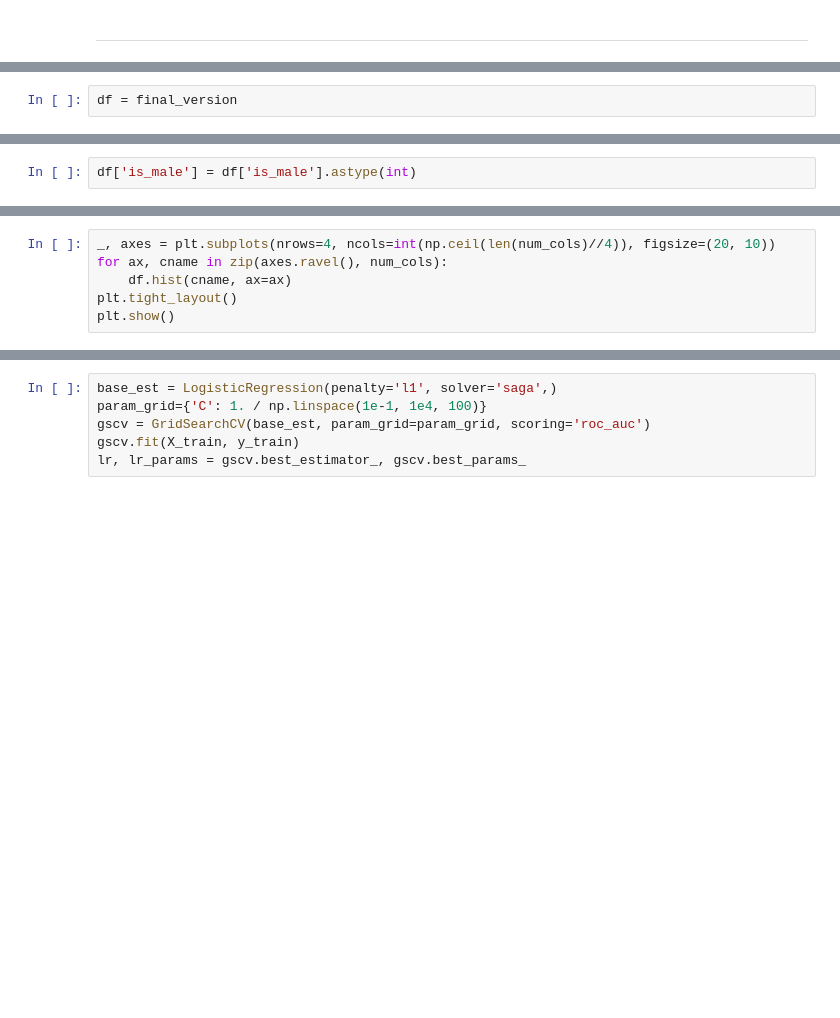
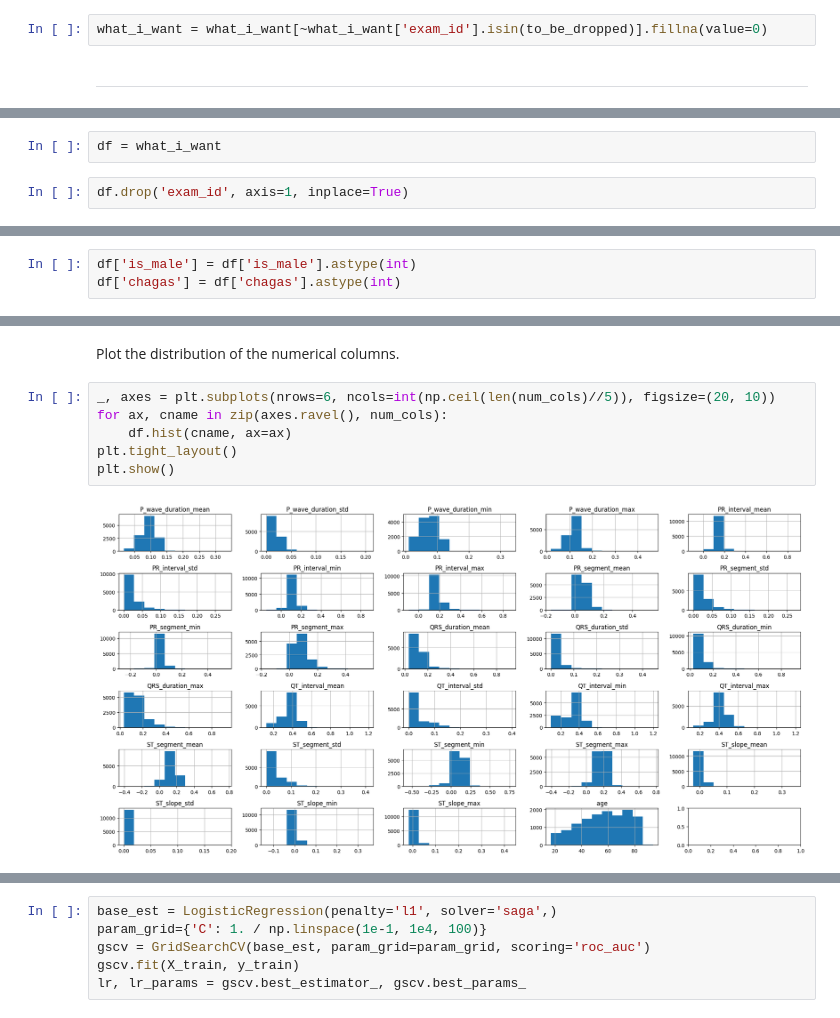
Before and after one commit to MatteoFasulo/ECG-Chagas, a Jupyter notebook: notebook.ipynb, the cells around one changed output, grey strips where cells are left out. Drawn from its saved outputs; the diff is of its cells as text; blank space fills up the shorter version.

```diff
--- a/notebook.ipynb
+++ b/notebook.ipynb
@@ -232,2 +291,4 @@ final_version = final_version.fillna(value=0)
+# %%
+what_i_want = what_i_want[~what_i_want['exam_id'].isin(to_be_dropped)].fillna(value=0)
 # %% [markdown]
 ---
@@ -234,4 +297,6 @@ final_version = final_version.fillna(value=0)
 # %%
-df = final_version
+df = what_i_want
+# %%
+df.drop('exam_id', axis=1, inplace=True)
 # %%
 df.head()
@@ -242,2 +333,3 @@ df.label.value_counts(normalize=True)
 # %%
 df['is_male'] = df['is_male'].astype(int)
+df['chagas'] = df['chagas'].astype(int)
@@ -249,6 +348,10 @@ print(f'Categorical: {cat_cols}\nTotal: {len(cat_cols)}')
+# %% [markdown]
+Plot the distribution of the numerical columns.
 # %%
-_, axes = plt.subplots(nrows=4, ncols=int(np.ceil(len(num_cols)//4)), figsize=(20, 10))
+_, axes = plt.subplots(nrows=6, ncols=int(np.ceil(len(num_cols)//5)), figsize=(20, 10))
 for ax, cname in zip(axes.ravel(), num_cols):
     df.hist(cname, ax=ax)
 plt.tight_layout()
 plt.show()
+# %% [output]
+[figure, added]
```
Also changed, not shown: parts of 80 cells of this notebook, 1 other file.
